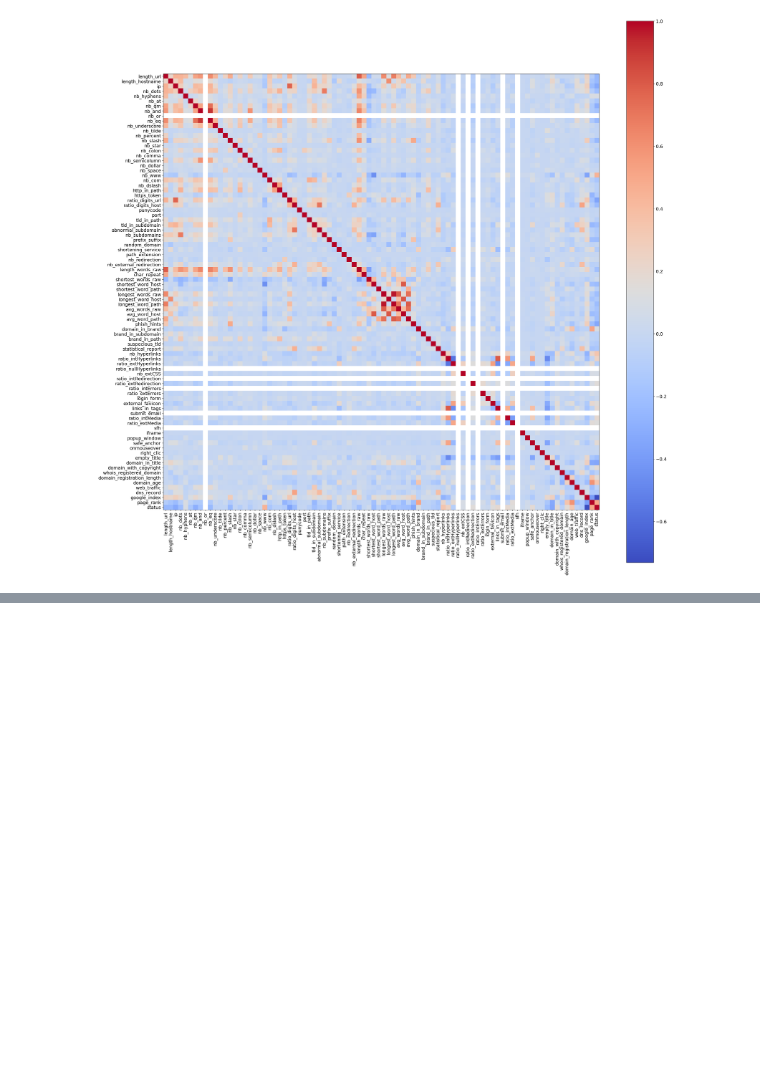
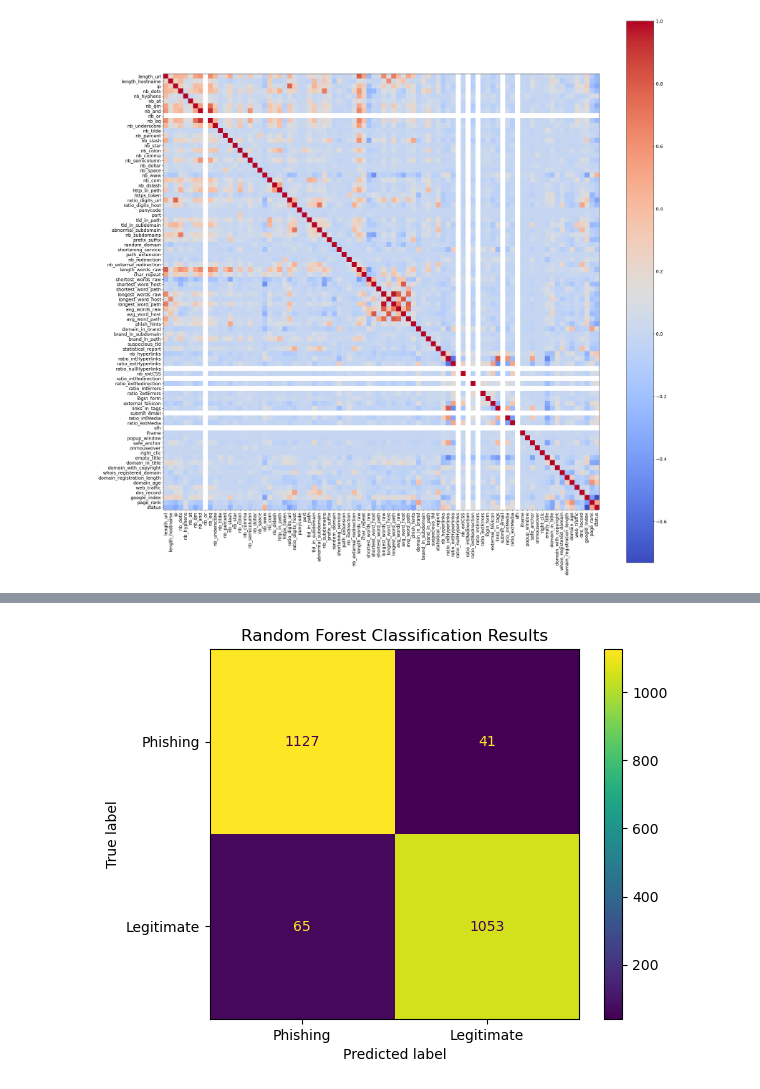
Before and after one commit to jennakampe/Big-Data-Final, a Jupyter notebook: Final.ipynb, the cells around one changed output, grey strips where cells are left out. Saved outputs shown, nothing was run; the diff lists cells and outputs as text; code cells hidden in the pictures; blank space fills up the shorter version.

```diff
--- a/Final.ipynb
+++ b/Final.ipynb
@@ -114 +116,19 @@ print(mask)
  False  True  True]
+# %%
+#recalculate predictions using a random forest classifier
+
+X_train_selected = X_train[:,mask]
+X_test_selected = X_test[:,mask]
+
+RF3 = RandomForestClassifier(n_estimators=10, random_state=0)
+RF3.fit(X_train_selected, y_train)
+
+y_pred3 = RF3.predict(X_test_selected)
+
+cm3 = confusion_matrix(y_test, y_pred3, labels=RF3.classes_)
+disp3 = ConfusionMatrixDisplay(confusion_matrix=cm3,display_labels=["Phishing", "Legitimate"])
+disp3.plot()
+plt.title("Random Forest Classification Results")
+plt.show()
+# %% [output]
+[figure, added]
```
Also changed, not shown: parts of 6 cells of this notebook.
